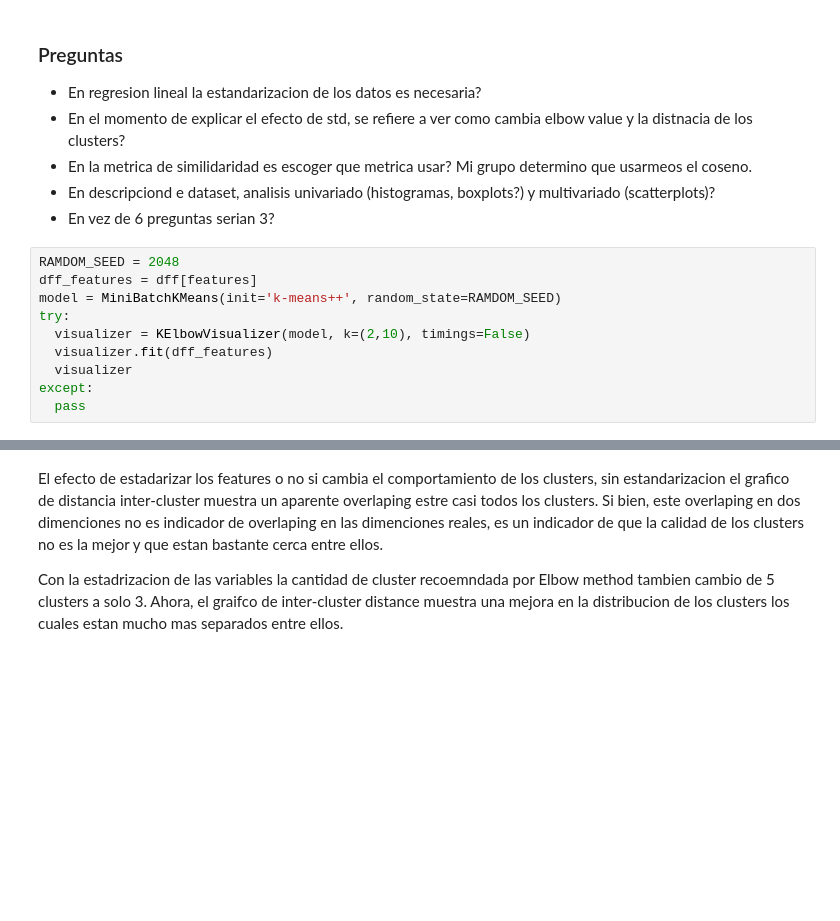
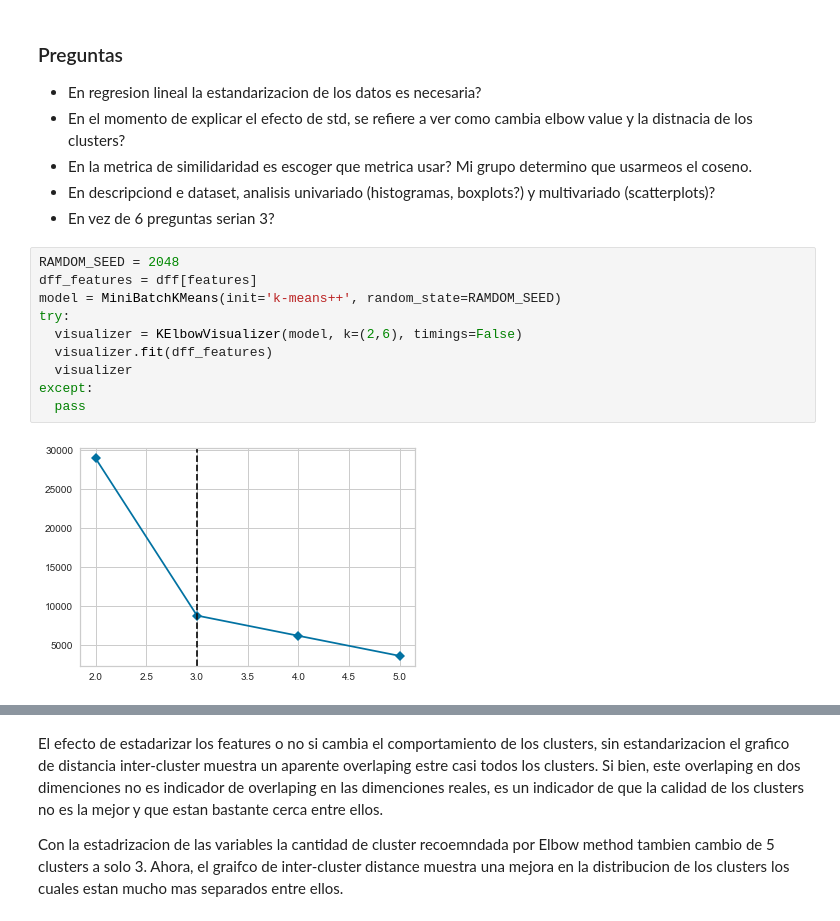
Before and after one commit to enmanuel-mag/ICD-Proyect, a Jupyter notebook: Proyect/notebooks/icd_2.ipynb, the cells around one changed output, grey strips where cells are left out. Drawn from its saved outputs; the diff is of its cells as text; blank space fills up the shorter version.

```diff
--- a/Proyect/notebooks/icd_2.ipynb
+++ b/Proyect/notebooks/icd_2.ipynb
@@ -512,13 +499,15 @@ task_random_b
 # %%
 RAMDOM_SEED = 2048
 dff_features = dff[features]
 model = MiniBatchKMeans(init='k-means++', random_state=RAMDOM_SEED)
 try:
-  visualizer = KElbowVisualizer(model, k=(2,10), timings=False)
+  visualizer = KElbowVisualizer(model, k=(2,6), timings=False)
   visualizer.fit(dff_features)
   visualizer
 except:
   pass
+# %% [output]
+[figure, added]
 # %%
 model = KMeans(n_clusters=visualizer.elbow_value_, init='k-means++', random_state=RAMDOM_SEED)
 model.fit(dff_features)
```
Also changed, not shown: parts of 19 cells of this notebook.
